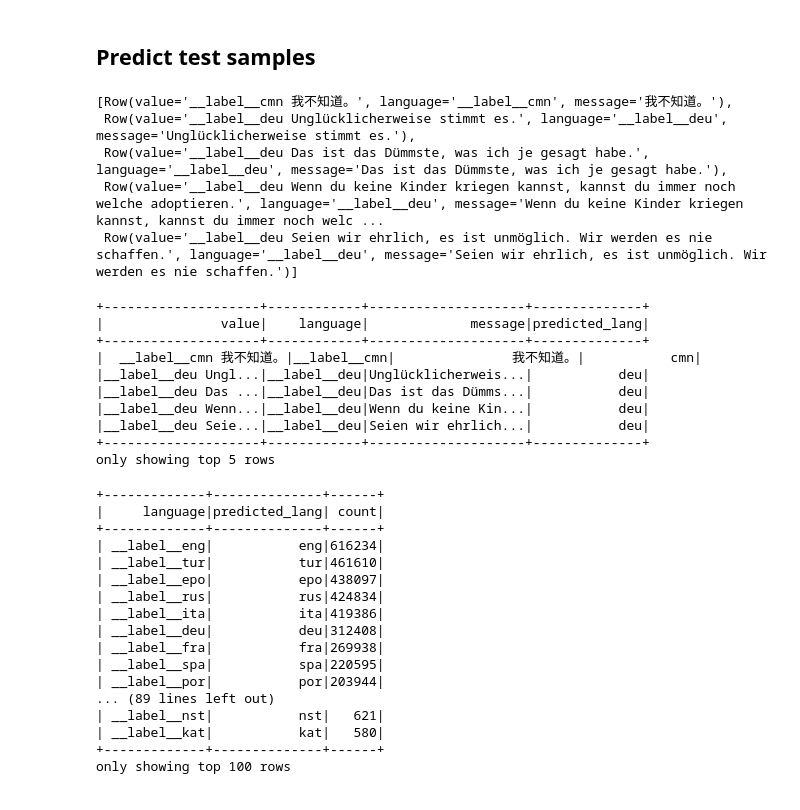
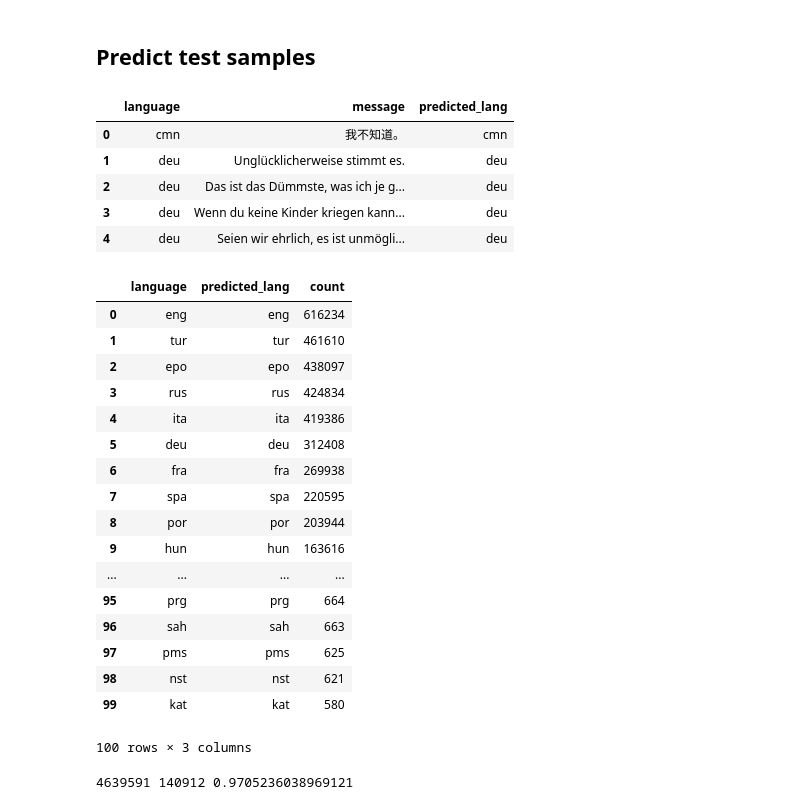
Before and after one commit to futurice/language_detection_in_spark, a Jupyter notebook: 03_Detect_language.ipynb, the cells around one changed output. Cells and saved outputs as stored; diff of their text form; code cells hidden in the pictures.

```diff
--- a/03_Detect_language.ipynb
+++ b/03_Detect_language.ipynb
@@ -89,48 +79,38 @@ from pyspark.sql import functions
 # %%
 test = test.withColumn('language', functions.substring_index(test.value, ' ', 1))
+test = test.withColumn('language', functions.regexp_replace(test.language, '__label__', ''))
 test = test.withColumn('message', get_message(col('value')))
+test = test.select(['language', 'message'])
-# %%
-from pprint import pprint
-pprint(test.sample(False, 0.01, 42).take(5))
-# %% [output]
-[Row(value='__label__cmn 我不知道。', language='__label__cmn', message='我不知道。'),
- Row(value='__label__deu Unglücklicherweise stimmt es.', language='__label__deu', message='Unglücklicherweise stimmt es.'),
- Row(value='__label__deu Das ist das Dümmste, was ich je gesagt habe.', language='__label__deu', message='Das ist das Dümmste, was ich je gesagt habe.'),
- Row(value='__label__deu Wenn du keine Kinder kriegen kannst, kannst du immer noch welche adoptieren.', language='__label__deu', message='Wenn du keine Kinder kriegen kannst, kannst du immer noch welc ...
- Row(value='__label__deu Seien wir ehrlich, es ist unmöglich. Wir werden es nie schaffen.', language='__label__deu', message='Seien wir ehrlich, es ist unmöglich. Wir werden es nie schaffen.')]
 # %%
 test = test.withColumn('predicted_lang',
                        udf_predict_language(col('message')))
 # %%
-test.sample(False, 0.01, 42).show(5)
+test.sample(False, 0.01, 42).limit(5).toPandas()
 # %% [output]
-+--------------------+------------+--------------------+--------------+
-|               value|    language|             message|predicted_lang|
-+--------------------+------------+--------------------+--------------+
-|  __label__cmn 我不知道。|__label__cmn|               我不知道。|           cmn|
-|__label__deu Ungl...|__label__deu|Unglücklicherweis...|           deu|
-|__label__deu Das ...|__label__deu|Das ist das Dümms...|           deu|
-|__label__deu Wenn...|__label__deu|Wenn du keine Kin...|           deu|
-|__label__deu Seie...|__label__deu|Seien wir ehrlich...|           deu|
-+--------------------+------------+--------------------+--------------+
-only showing top 5 rows
+|  | language | message | predicted_lang |
+| 0 | cmn | 我不知道。 | cmn |
+| 1 | deu | Unglücklicherweise stimmt es. | deu |
+| 2 | deu | Das ist das Dümmste, was ich je g... | deu |
+| 3 | deu | Wenn du keine Kinder kriegen kann... | deu |
+| 4 | deu | Seien wir ehrlich, es ist unmögli... | deu |
 # %%
-test.groupBy(['language', 'predicted_lang']).count().sort('count', ascending=False).show(100) #sort(['language', 'predicted_lang']).show(1000)
+test.groupBy(['language', 'predicted_lang']).count().sort('count', ascending=False).limit(100).toPandas()
 # %% [output]
+|  | language | predicted_lang | count |
+| 0 | eng | eng | 616234 |
+| 1 | tur | tur | 461610 |
+| 2 | epo | epo | 438097 |
+| 3 | rus | rus | 424834 |
+| 4 | ita | ita | 419386 |
+| 5 | deu | deu | 312408 |
+| 6 | fra | fra | 269938 |
+| 7 | spa | spa | 220595 |
+| 8 | por | por | 203944 |
+| 9 | hun | hun | 163616 |
+| ... | ... | ... | ... |
+| 95 | prg | prg | 664 |
+| 96 | sah | sah | 663 |
+| 97 | pms | pms | 625 |
+| 98 | nst | nst | 621 |
+| 99 | kat | kat | 580 |
-+-------------+--------------+------+
-|     language|predicted_lang| count|
-+-------------+--------------+------+
-| __label__eng|           eng|616234|
-| __label__tur|           tur|461610|
-| __label__epo|           epo|438097|
-| __label__rus|           rus|424834|
-| __label__ita|           ita|419386|
-| __label__deu|           deu|312408|
-| __label__fra|           fra|269938|
-| __label__spa|           spa|220595|
-| __label__por|           por|203944|
-... (89 lines left out)
-| __label__nst|           nst|   621|
-| __label__kat|           kat|   580|
-+-------------+--------------+------+
-only showing top 100 rows
+100 rows × 3 columns
@@ -136,0 +121,4 @@ only showing top 100 rows
+# %%
+print(tp, fn, tp/(tp+fn))
+# %% [output]
+4639591 140912 0.9705236038969121
```
Also changed, not shown: parts of 14 cells of this notebook, 3 other files.
